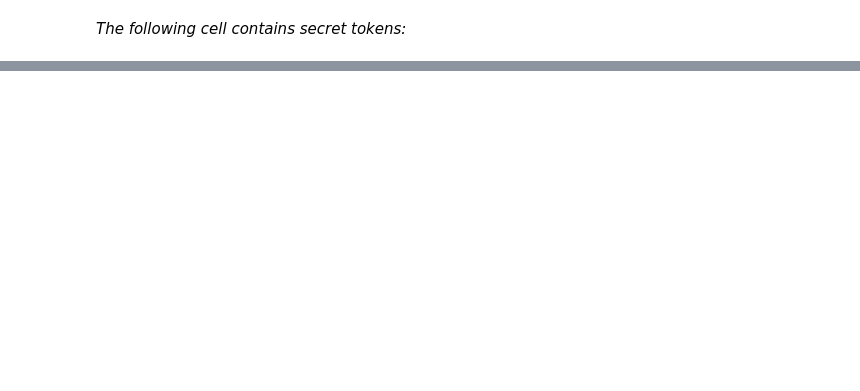
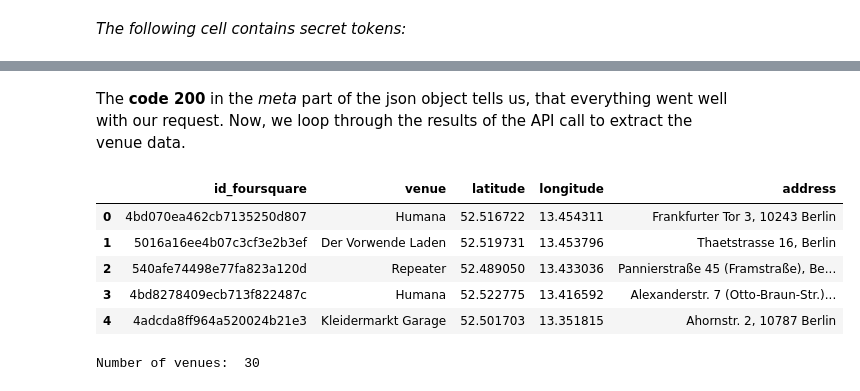
Before and after one commit to jequ/Coursera_Capstone, a Jupyter notebook: capstone_project.ipynb, the cells around one changed output, grey strips where cells are left out. Cells and saved outputs as stored; diff of their text form; code cells hidden in the pictures; blank space fills up the shorter version.

```diff
--- a/capstone_project.ipynb
+++ b/capstone_project.ipynb
@@ -200,0 +213,9 @@ def get_venues_near_location(lat, lon, category, client_id, client_secret, radiu
+# %%
+response = foursquare_search({
+            'intent': 'browse',
+            'sw': '52.370554, 13.091972',
+            'ne': '52.670999, 13.786405',
+            'categoryId': '4bf58dd8d48988d101951735' # foursquare category of second-hand & vintage stores
+        })
+
+jprint(response.json())
@@ -200,0 +240,36 @@ def get_venues_near_location(lat, lon, category, client_id, client_secret, radiu
+# %% [markdown]
+The __code 200__ in the _meta_ part of the json object tells us, that everything went well with our request. Now, we loop through the results of the API call to extract the venue data.
+# %%
+# create lists to buffer the values
+id_foursquare, venue, latitude, longitude, address = [], [], [], [], []
+
+# loop through all venues and extract only relevant values
+for item in response.json()['response']['venues']:
+    id_foursquare.append(item['id'])
+    venue.append(item['name'])
+    latitude.append(item['location']['lat'])
+    longitude.append(item['location']['lng'])
+    address.append(format_address(item['location']))
+
+# make a pandas dataframe from the lists
+df_venues = pd.DataFrame({
+    'id_foursquare': id_foursquare,
+    'venue': venue,
+    'latitude': latitude,
+    'longitude': longitude,
+    'address': address
+    })
+
+# view the first few lines of the dataframe to see if everything went well
+display(df_venues.head())
+
+# check on how many venues returned from our request
+print('Number of venues: ', df_venues.shape[0])
+# %% [output]
+|  | id_foursquare | venue | latitude | longitude | address |
+| 0 | 4bd070ea462cb7135250d807 | Humana | 52.516722 | 13.454311 | Frankfurter Tor 3, 10243 Berlin |
+| 1 | 5016a16ee4b07c3cf3e2b3ef | Der Vorwende Laden | 52.519731 | 13.453796 | Thaetstrasse 16, Berlin |
+| 2 | 540afe74498e77fa823a120d | Repeater | 52.489050 | 13.433036 | Pannierstraße 45 (Framstraße), Be... |
+| 3 | 4bd8278409ecb713f822487c | Humana | 52.522775 | 13.416592 | Alexanderstr. 7 (Otto-Braun-Str.)... |
+| 4 | 4adcda8ff964a520024b21e3 | Kleidermarkt Garage | 52.501703 | 13.351815 | Ahornstr. 2, 10787 Berlin |
+Number of venues:  30
```
Also changed, not shown: parts of 46 cells of this notebook.
